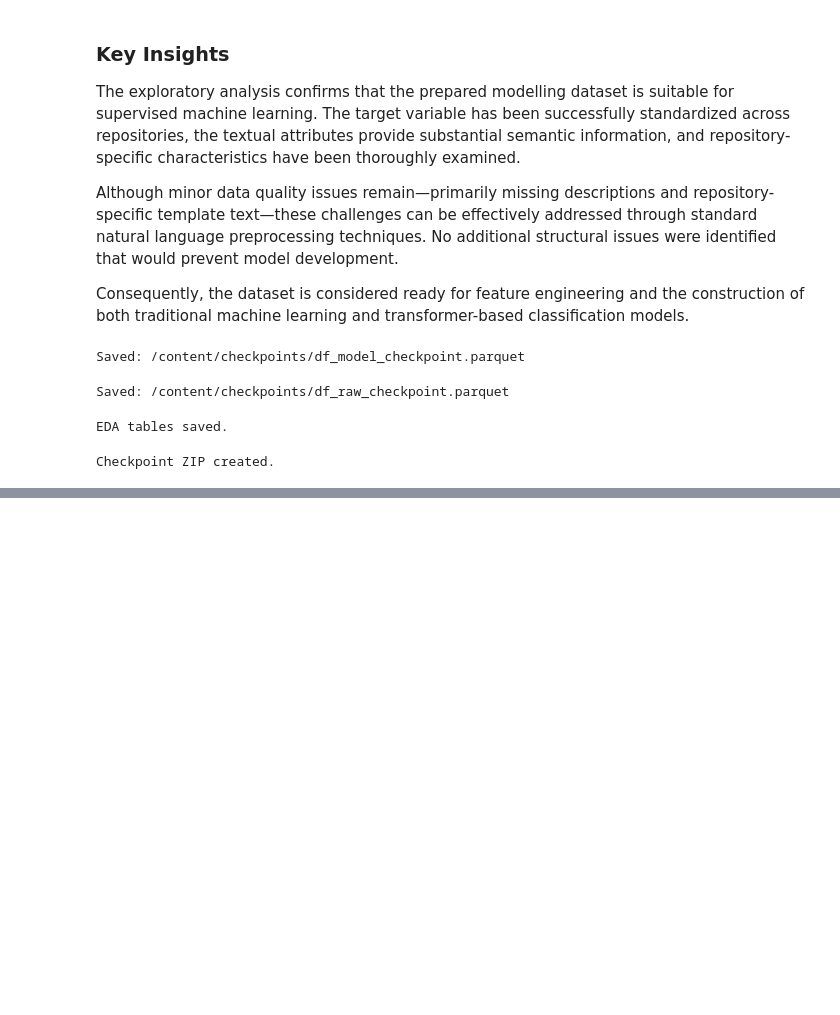
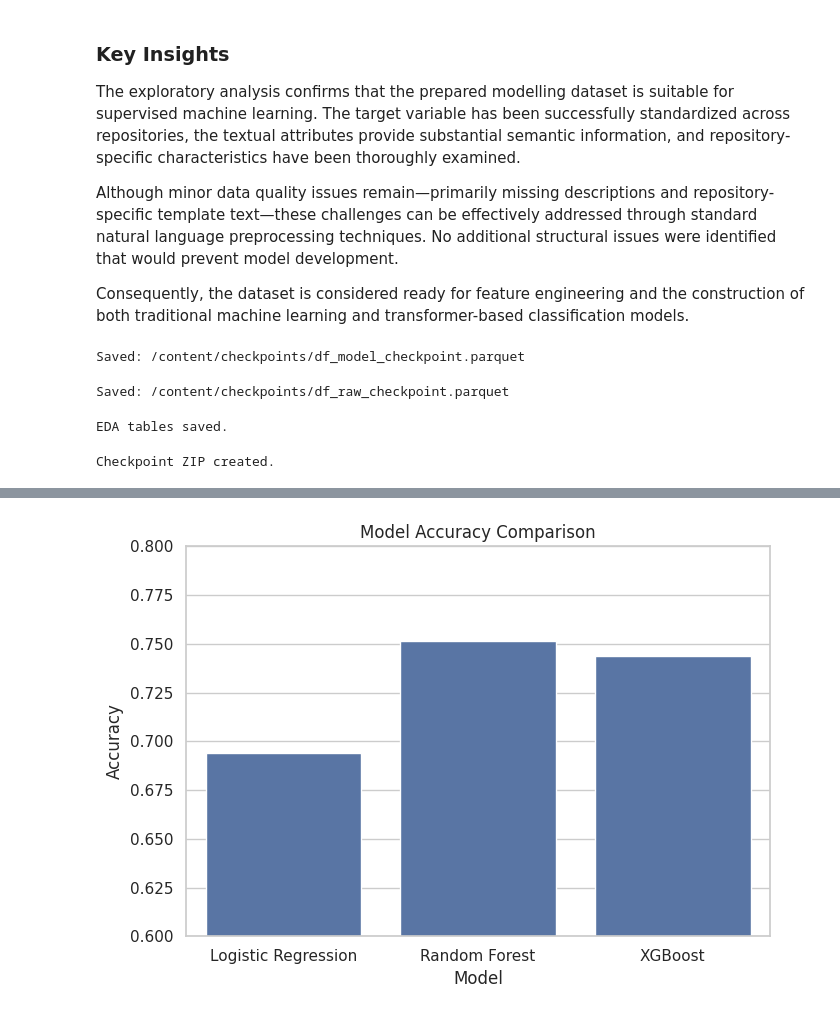
Before and after one commit to SamikshKodgire/AAI-590_CapstoneProject_BugTriaging, a Jupyter notebook: AAI590_CApstoneProject.ipynb, the cells around one changed output, grey strips where cells are left out. Cells and saved outputs as stored; diff of their text form; code cells hidden in the pictures; blank space fills up the shorter version.

```diff
--- a/AAI590_CApstoneProject.ipynb
+++ b/AAI590_CApstoneProject.ipynb
@@ -2356,0 +3165,12 @@ files.download("/content/Project_Checkpoint.zip")
+# %%
+# ==========================================================
+# Generate TF-IDF Features
+# ==========================================================
+
+X_train = tfidf.fit_transform(X_train_text)
+
+X_test = tfidf.transform(X_test_text)
+
+print(f"Training Matrix Shape : {X_train.shape}")
+
+print(f"Testing Matrix Shape  : {X_test.shape}")
@@ -2356,0 +4416,10 @@ files.download("/content/Project_Checkpoint.zip")
+# %%
+  # ==========================================================
+# Traditional Model Comparison
+# ==========================================================
+
+comparison = pd.DataFrame(results)
+
+comparison = comparison.round(4)
+
+display(comparison)
@@ -2356,0 +4431,22 @@ files.download("/content/Project_Checkpoint.zip")
+# %%
+# ==========================================================
+# Accuracy Comparison
+# ==========================================================
+
+plt.figure(figsize=(7,5))
+
+sns.barplot(
+    data=comparison,
+    x="Model",
+    y="Accuracy"
+)
+
+plt.ylim(0.6,0.8)
+
+plt.title("Model Accuracy Comparison")
+
+plt.tight_layout()
+
+plt.show()
+# %% [output]
+[figure, added]
```
Also changed, not shown: parts of 74 cells of this notebook.
